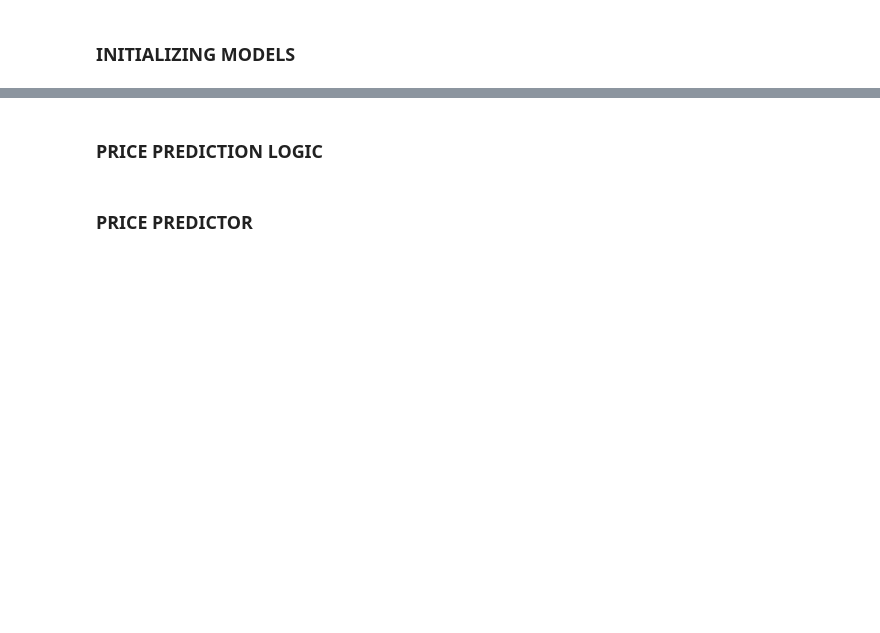
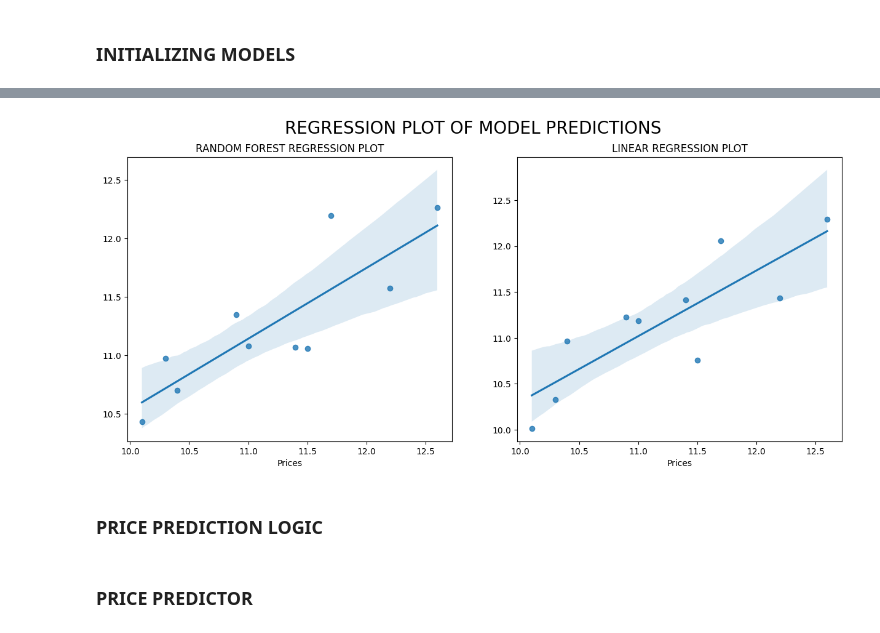
Before and after one commit to Stephen-Adwini-Badu/08.-J.P-Morgan-Project, a Jupyter notebook: Price Predictor Notebook.ipynb, the cells around one changed output, grey strips where cells are left out. Cells and saved outputs as stored; diff of their text form; code cells hidden in the pictures; blank space fills up the shorter version.

```diff
--- a/Price Predictor Notebook.ipynb
+++ b/Price Predictor Notebook.ipynb
@@ -136,3 +139,18 @@ pd.DataFrame( data = {
+# %%
+#Generating subplots
+fig, ax = plt.subplots(1,2, figsize=(15,6))
+plt.suptitle("REGRESSION PLOT OF MODEL PREDICTIONS", fontsize=20)
+
+#Generating Visualizations
+sns.regplot(x=y_test, y=rf_predictions, ax=ax[0])
+sns.regplot(x=y_test, y=lr_predictions, ax=ax[1])
+
+#Labelling subplots
+ax[0].set_title("RANDOM FOREST REGRESSION PLOT")
+ax[1].set_title("LINEAR REGRESSION PLOT")
+plt.show()
+# %% [output]
+[figure, added]
 # %% [markdown]
 ### PRICE PREDICTION LOGIC
 # %%
```
Also changed, not shown: parts of 4 cells of this notebook, 1 other file.
